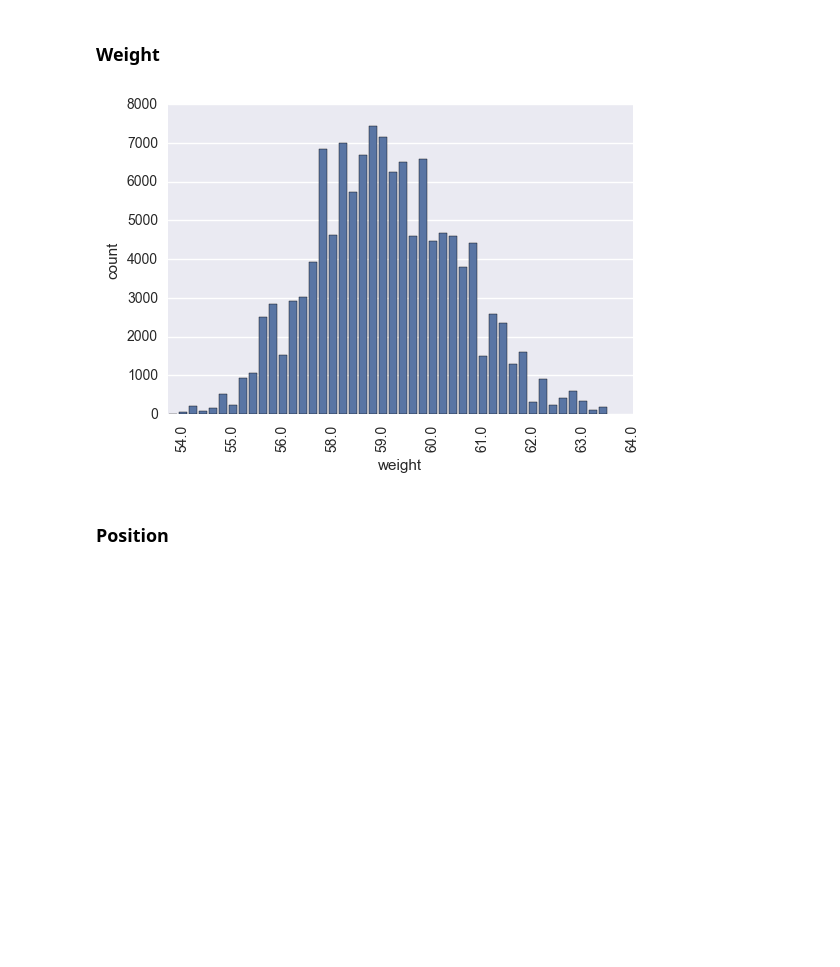
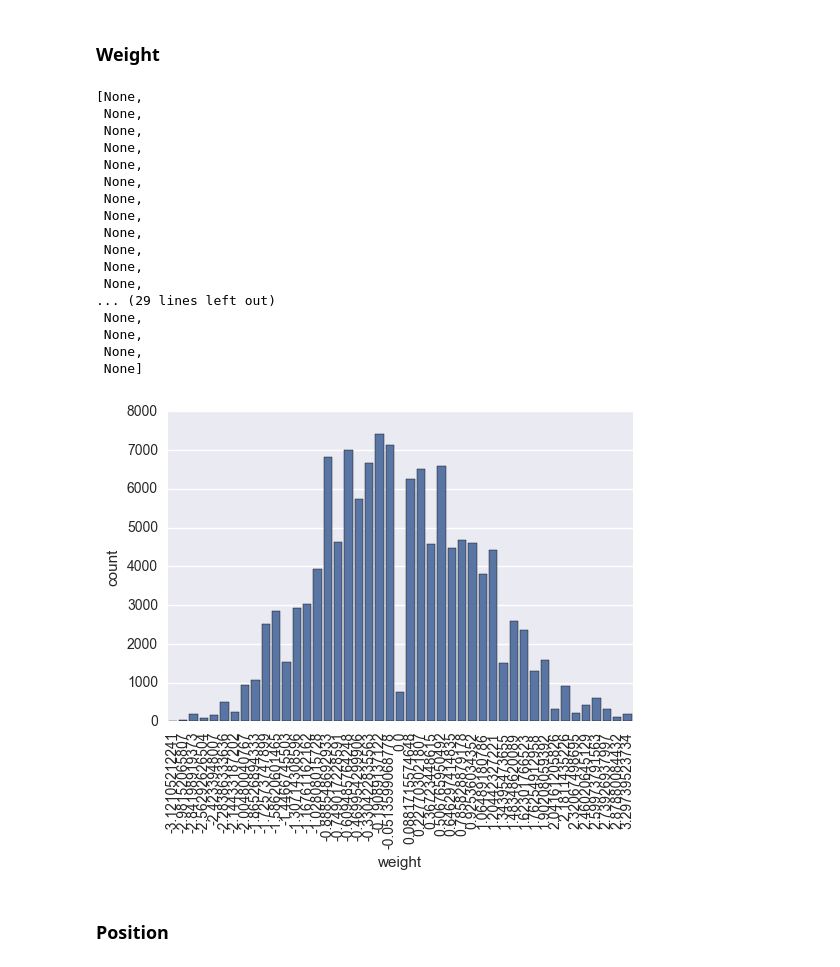
Before and after one commit to semplea/adaepfl-hw, a Jupyter notebook: 04 - Applied ML/nb.ipynb, the cells around one changed output. Saved outputs shown, nothing was run; the diff lists cells and outputs as text; code cells hidden in the pictures; blank space fills up the shorter version.

```diff
--- a/04 - Applied ML/nb.ipynb
+++ b/04 - Applied ML/nb.ipynb
@@ -156,9 +156,26 @@ There is no outliers and the distribution looks normal.
 # %%
 w = sns.countplot(x="weight", data=skin_data, color=palette[0])
 plt.setp(w.get_xticklabels(), rotation=90)
-w.set(xticks=np.arange(1,50,5));
+#w.set(xticks=np.arange(1,50,5));
 # %% [output]
+[None,
+ None,
+ None,
+ None,
+ None,
+ None,
+ None,
+ None,
+ None,
+ None,
+ None,
+ None,
+... (29 lines left out)
+ None,
+ None,
+ None,
+ None]
-[figure, old version]
+[figure, new version]
 # %% [markdown]
 ### Position
 # %%
```
Also changed, not shown: parts of 18 cells of this notebook.
